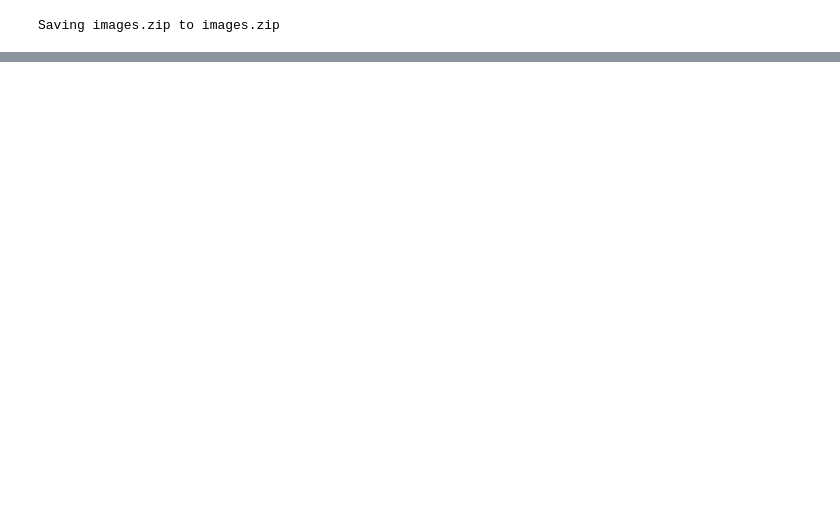
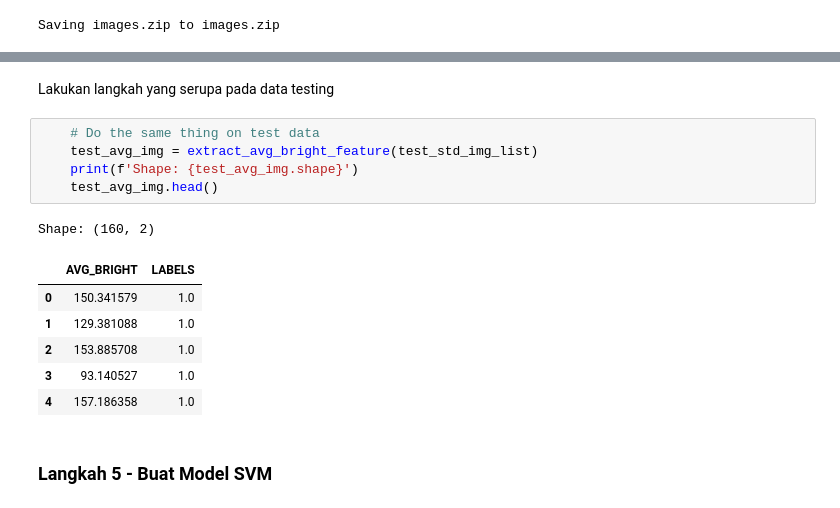
Before and after one commit to encen-ya/ML_2026, a Jupyter notebook: pertemuan_11.ipynb, the cells around one changed output, grey strips where cells are left out. Saved outputs shown, nothing was run; the diff lists cells and outputs as text; blank space fills up the shorter version.

```diff
--- a/pertemuan_11.ipynb
+++ b/pertemuan_11.ipynb
@@ -477,0 +776,17 @@ Saving images.zip to images.zip
+# %% [markdown]
+Lakukan langkah yang serupa pada data testing
+# %%
+	# Do the same thing on test data
+	test_avg_img = extract_avg_bright_feature(test_std_img_list)
+	print(f'Shape: {test_avg_img.shape}')
+	test_avg_img.head()
+# %% [output]
+Shape: (160, 2)
+|  | AVG_BRIGHT | LABELS |
+| 0 | 150.341579 | 1.0 |
+| 1 | 129.381088 | 1.0 |
+| 2 | 153.885708 | 1.0 |
+| 3 | 93.140527 | 1.0 |
+| 4 | 157.186358 | 1.0 |
+# %% [markdown]
+### Langkah 5 - Buat Model SVM
```
Also changed, not shown: parts of 47 cells of this notebook.
